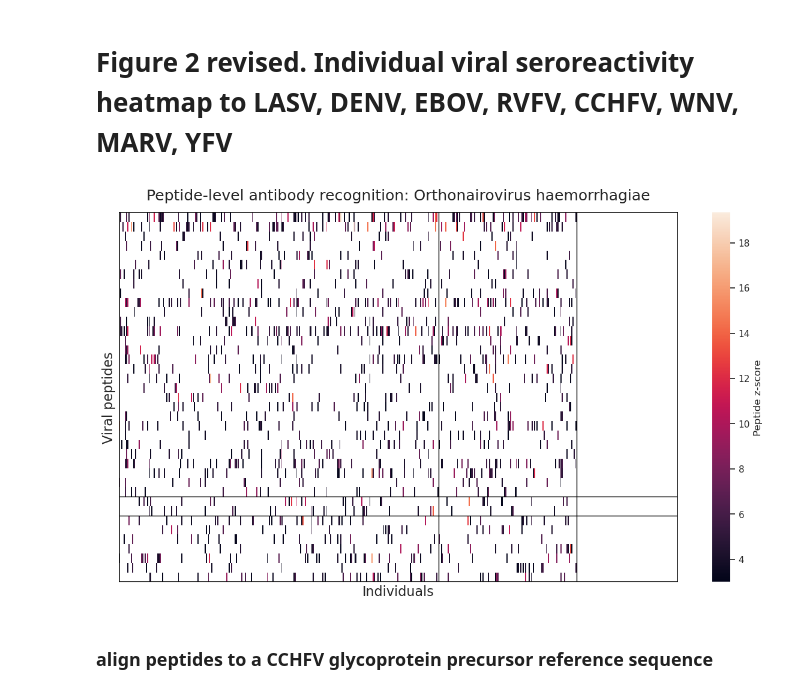
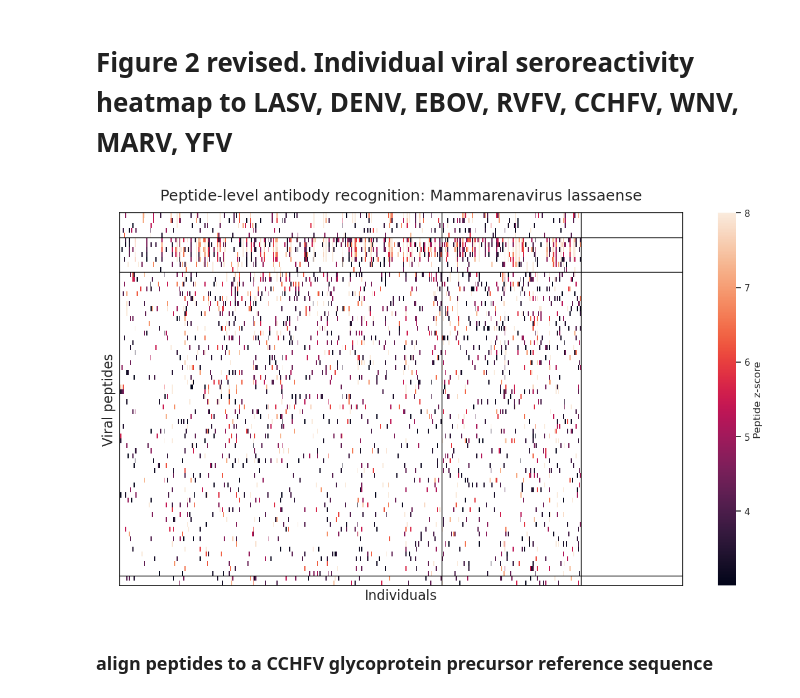
Before and after one commit to sporak577/lasv_phipseq_2026, a Jupyter notebook: Lassa_seroreactivity_paper_figures_clean_090726.ipynb, the cells around one changed output. Saved outputs shown, nothing was run; the diff lists cells and outputs as text; code cells hidden in the pictures.

```diff
--- a/Lassa_seroreactivity_paper_figures_clean_090726.ipynb
+++ b/Lassa_seroreactivity_paper_figures_clean_090726.ipynb
@@ -888,7 +888,7 @@ target = 'Orthoflavivirus denguei' #need to align & annotate -- see code downstr
 
 target = 'Orthonairovirus haemorrhagiae'
 
-#target = 'Mammarenavirus lassaense'
+target = 'Mammarenavirus lassaense'
 
 target_long = (
     long[long['species'] == target]
@@ -913,6 +913,7 @@ sns.heatmap(
     data = target_matrix,
     yticklabels=False,
     xticklabels=False,
+    vmax = 8,
 
     cbar_kws={'label': 'Peptide z-score'},
     ax=ax
@@ -920,34 +921,34 @@ sns.heatmap(
 
 #horizontal lines between protein groups
 protein_sequence = (peptide_order['protein_std'].to_list())
 
 for i in range(len(protein_sequence) -1):
     if protein_sequence[i] != protein_sequence[i+1]:
         ax.axhline(y=i +1, color='black', linewidth=1, zorder=10)
 
 #verical lines between cohort groups
 
 n_contact = len(c)
 n_survivor = len(s)
 
 ax.axvline(x=n_contact, color='black', linewidth=1, zorder=11)
 
 ax.axvline(x=(n_contact + n_survivor), color='black', linewidth=1, zorder=10)
 
 
 ax.set_ylabel('Viral peptides', fontsize=16)
 ax.set_xlabel('Individuals', fontsize=16)
 
 ax.set_title(f'Peptide-level antibody recognition: {target}', fontsize=18, pad=15)
 
 for spine in ax.spines.values():
     spine.set_visible(True)
     spine.set_color('black')
     spine.set_linewidth(1.1)
 
 plt.show()
 # %% [output]
-[figure, old version]
+[figure, new version]
 # %% [markdown]
 ### align peptides to a CCHFV glycoprotein precursor reference sequence
 # %%
```
Also changed, not shown: parts of 19 cells of this notebook.
